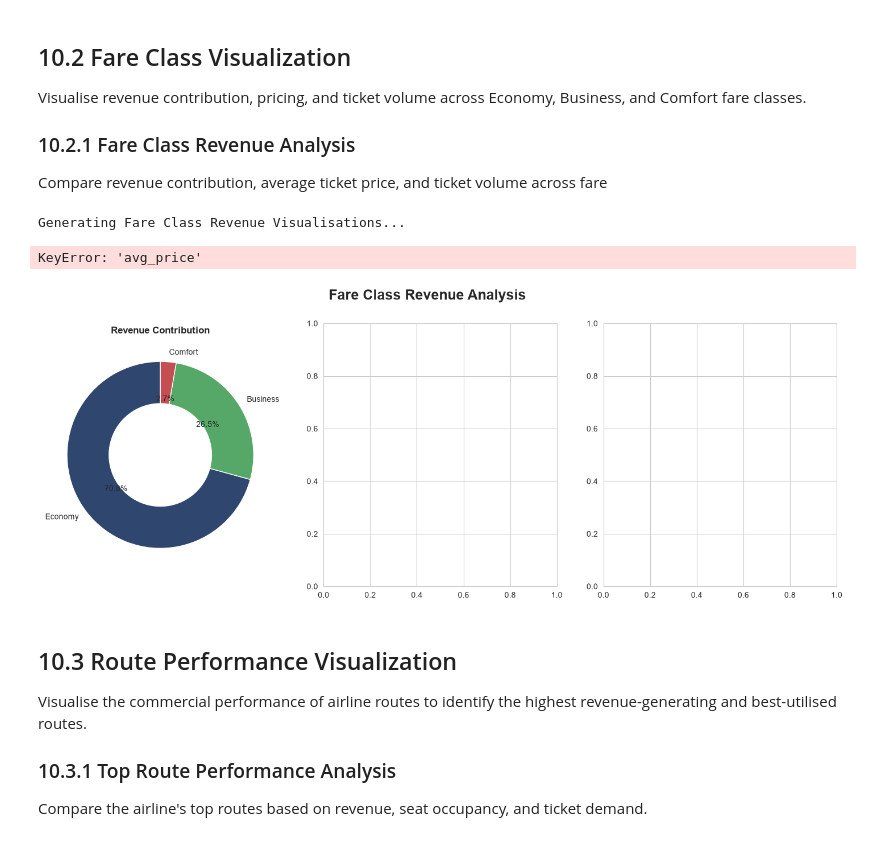
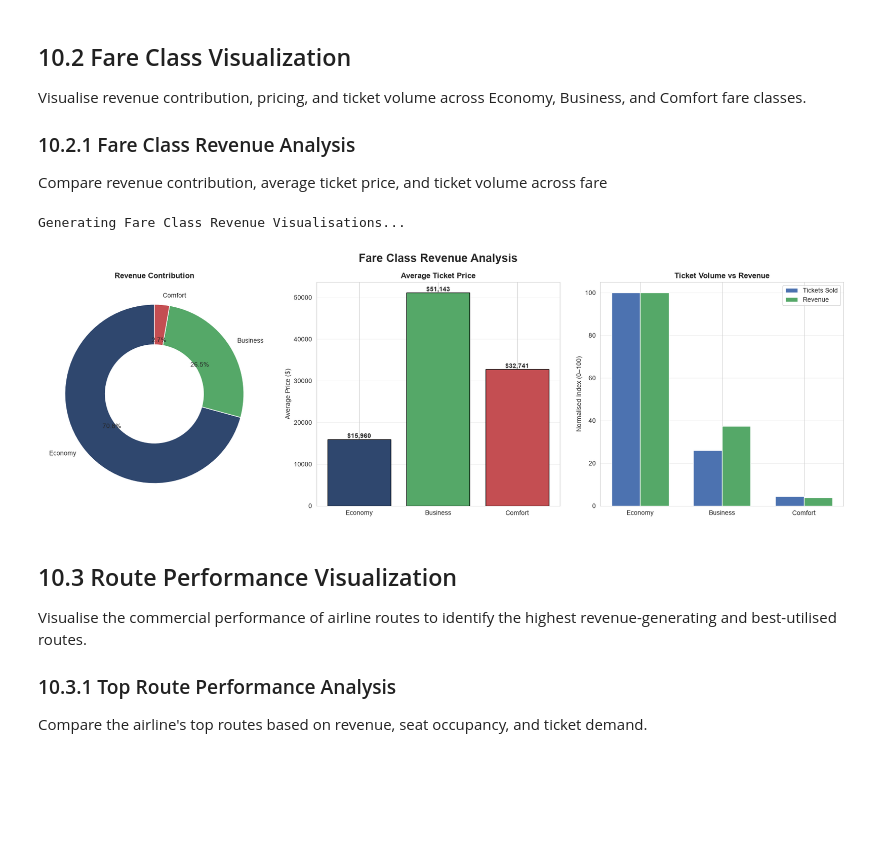
Before and after one commit to faisalnchohan786/Airline-Customer-Analytics, a Jupyter notebook: notebooks/Airline_Advanced_Analytics.ipynb, the cells around one changed output. Drawn from its saved outputs; the diff is of its cells as text; code cells hidden in the pictures; blank space fills up the shorter version.

```diff
--- a/notebooks/Airline_Advanced_Analytics.ipynb
+++ b/notebooks/Airline_Advanced_Analytics.ipynb
@@ -3393,7 +3211,7 @@ axes[0].set_title(
 
 bars = axes[1].bar(
     fare_class_data["seat_class"],
-    fare_class_data["avg_price"],
+    fare_class_data ["avg_ticket_price"],
     color=colors,
     edgecolor="black"
 )
@@ -3440,35 +3258,34 @@ axes[2].bar(
     width,
     label="Tickets Sold",
     color="#4C72B0"
 )
 
 axes[2].bar(
     x + width/2,
     revenue_norm,
     width,
     label="Revenue",
     color="#55A868"
 )
 
 axes[2].set_xticks(x)
 axes[2].set_xticklabels(fare_class_data["seat_class"])
 
 axes[2].set_ylabel("Normalised Index (0–100)")
 axes[2].set_title(
     "Ticket Volume vs Revenue",
     fontweight="bold"
 )
 
 axes[2].legend()
 axes[2].grid(axis="y", alpha=0.30)
 
 plt.tight_layout()
 
 plt.show()
 # %% [output]
 Generating Fare Class Revenue Visualisations...
-KeyError: 'avg_price'
-[figure, old version]
+[figure, new version]
 # %% [markdown]
 ## 10.3 Route Performance Visualization
 
```
Also changed, not shown: parts of 47 cells of this notebook, 9 other files.
